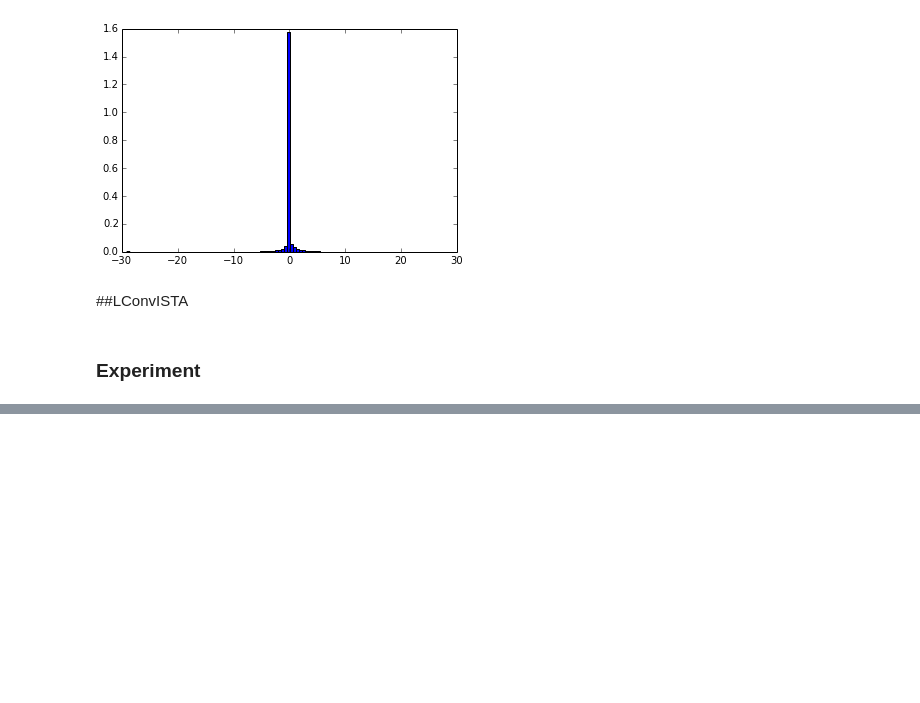
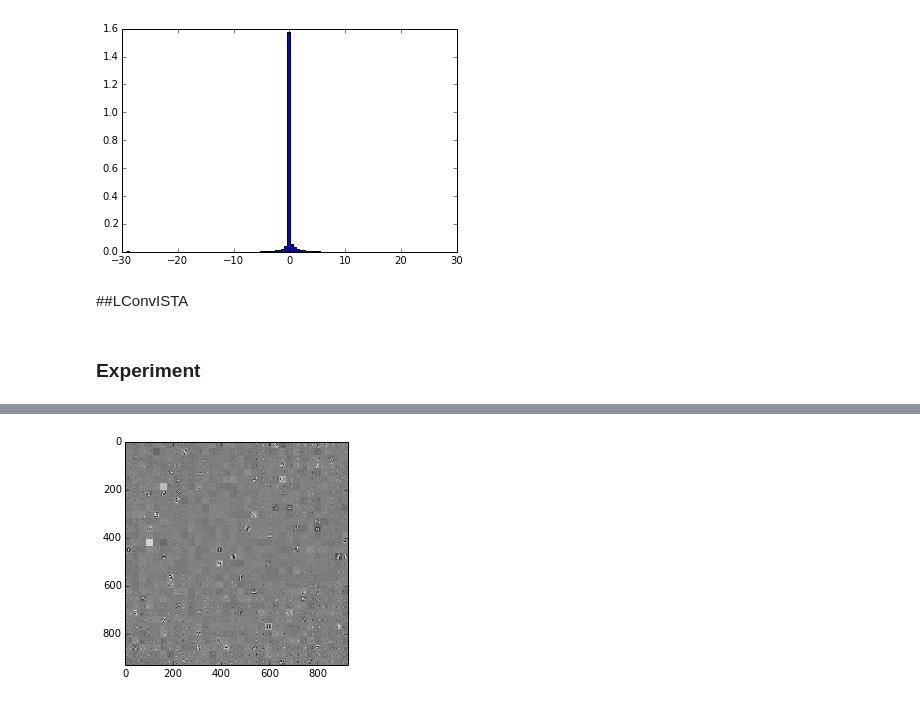
Before and after one commit to osdf/utils, a Jupyter notebook: notebooks/LISTA|CoD-MNIST.ipynb, the cells around one changed output, grey strips where cells are left out. Drawn from its saved outputs; the diff is of its cells as text; code cells hidden in the pictures; blank space fills up the shorter version.

```diff
--- a/notebooks/LISTA|CoD-MNIST.ipynb
+++ b/notebooks/LISTA|CoD-MNIST.ipynb
@@ -362,6 +359,7 @@ print 'done.'
 # %% [markdown]
 ### Experiment
 # %%
+reload(crino)
 epochs = 20
 btsz = 100
 lr = 1
@@ -372,19 +370,19 @@ print "Epochs", epochs
 print "Batches per epoch", batches
 print
 
-sparse_shape=14*14
+sparse_shape=32*32
 Dinit = {"shape": (sparse_shape, 28*28), "variant": "normal", "std": 0.1}
 Qinit = {"shape": (sparse_shape, sparse_shape), "variant": "normal", "std": 0.1}
-lmbd = 1 # sparsity weight
+lmbd = 1. # sparsity weight
 L = 1.
 layers = 10
 config = {"D": Dinit, "layers": layers, "L": L, "lambda": lmbd, "Q": Qinit}
 # normalize weights according to this config
-norm_dic = {"D": {"axis":1, "c": 1.}}
+norm_dic = {"D": {"axis":1, "c": 1.}, "Q": {"axis":0, "c": 1.}}
 # non-diagonals should be at most 0
-thresh_dic = {"Q": {"thresh": 0}}
+#thresh_dic = {"Q": {"thresh": 0}}
 
-x, params, cost, rec, z = crino.lode(config=config, shrinkage=crino.sh)
+x, params, cost, rec, z = crino.lode(config=config, activ=T.tanh)
 grads = T.grad(cost, params)
 
 # training ...
@@ -393,9 +391,19 @@ settings = {"lr": lr, "momentum": momentum, "decay": decay}
 #updates = crino.momntm(params, grads, settings)#, **norm_dic)
 updates = crino.adadelta(params, grads, settings)#, **norm_dic)
 # ... normalize weights
+for p in params:
+    if p.name == "Q":
+        qupdt = updates[p]
+        qdiag = T.diag(qupdt)
+        qrest = qupdt - T.diag(qdiag)
+        qdiag = T.maximum(0, qdiag)
+        qdiag = T.diag(qdiag)
+        qrest = T.minimum(0, qrest)
+        updates[p] = qdiag + qrest
+
 updates = crino.norm_updt(params, updates, todo=norm_dic)
 # ... make sure threshold is big enough
-updates = crino.min_updt(params, updates, todo=thresh_dic)
+#updates = crino.min_updt(params, updates, todo=thresh_dic)
 
 train = theano.function([x], cost, updates=updates,
                         allow_input_downcast=True)
@@ -402,0 +449,7 @@ print 'done.'
+# %%
+im = np.array(misc.visualize(params[0].get_value(), 28*28))
+plt.imshow(im, cmap=cm.gray)
+import Image as img
+img.fromarray(im).save('D.png')
+# %% [output]
+[figure, added]
```
Also changed, not shown: parts of 12 cells of this notebook.
